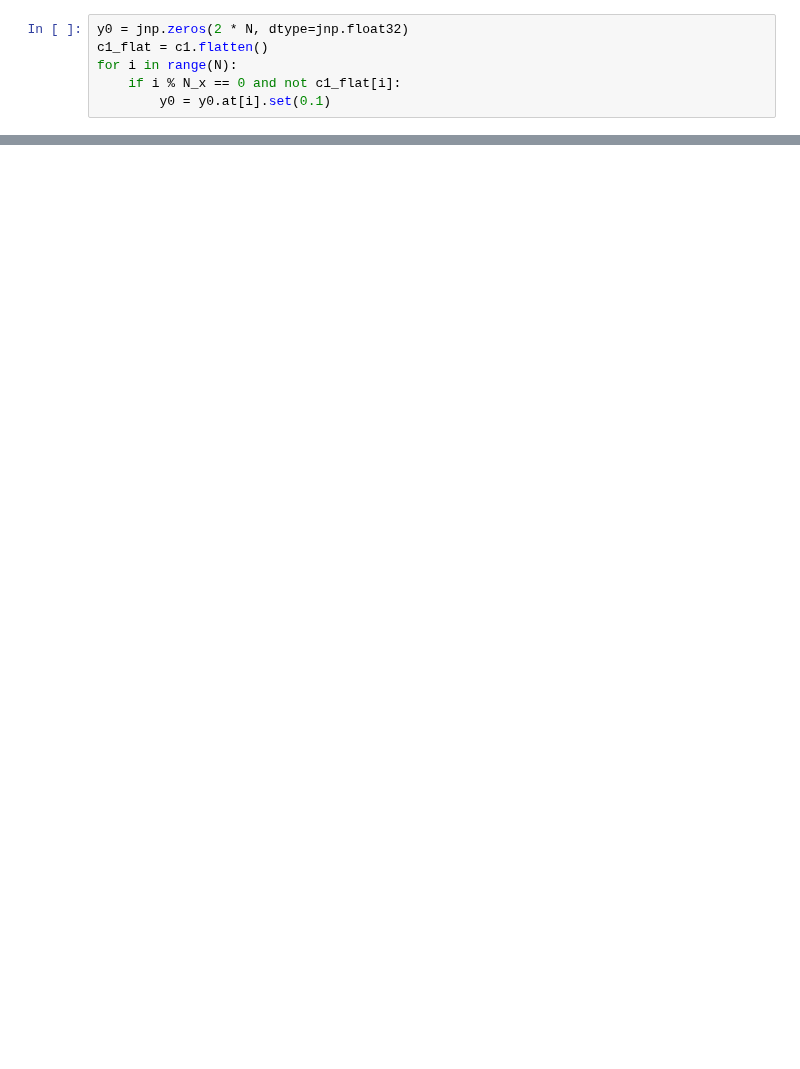
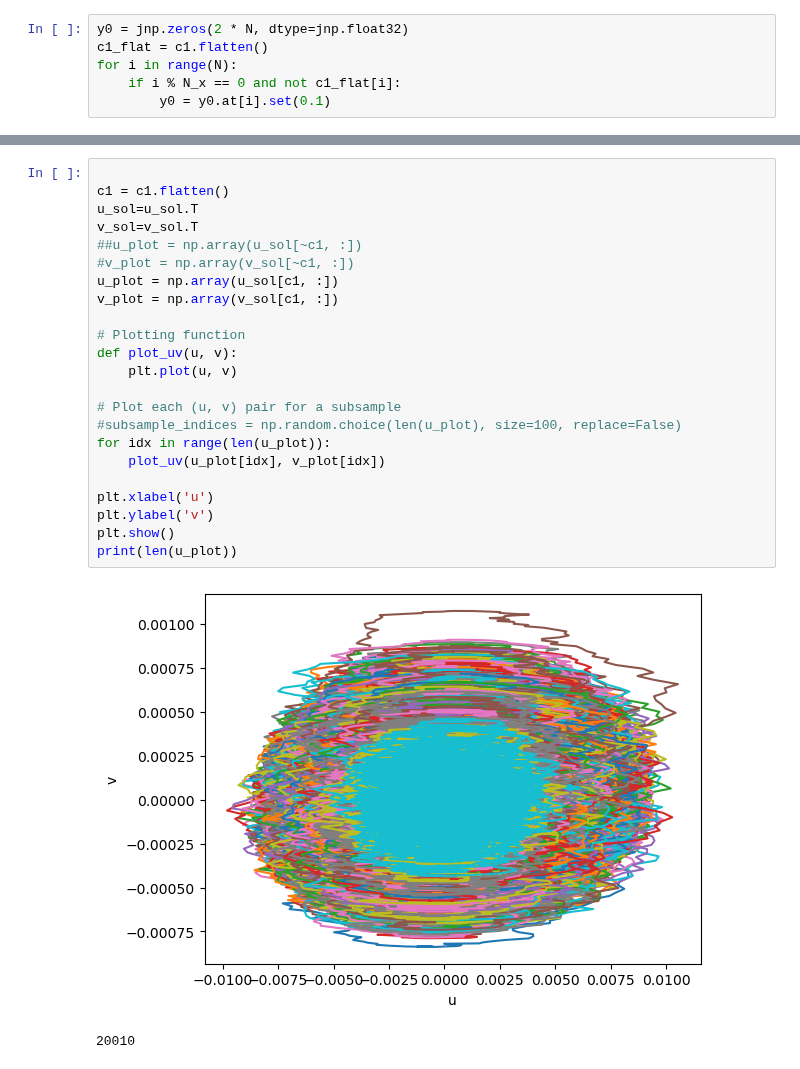
Before and after one commit to Priesemann-Group/perspective_heart_and_brain, a Jupyter notebook: notebooks/stochastic_heart.ipynb, the cells around one changed output, grey strips where cells are left out. Cells and saved outputs as stored; diff of their text form; blank space fills up the shorter version.

```diff
--- a/notebooks/stochastic_heart.ipynb
+++ b/notebooks/stochastic_heart.ipynb
@@ -146,0 +157,26 @@ u_sol, v_sol = run_simulation( N=N, L=L1, c1=c1)
+# %%
+
+c1 = c1.flatten()
+u_sol=u_sol.T
+v_sol=v_sol.T
+##u_plot = np.array(u_sol[~c1, :])
+#v_plot = np.array(v_sol[~c1, :])
+u_plot = np.array(u_sol[c1, :])
+v_plot = np.array(v_sol[c1, :])
+
+# Plotting function
+def plot_uv(u, v):
+    plt.plot(u, v)
+
+# Plot each (u, v) pair for a subsample
+#subsample_indices = np.random.choice(len(u_plot), size=100, replace=False)
+for idx in range(len(u_plot)):
+    plot_uv(u_plot[idx], v_plot[idx])
+
+plt.xlabel('u')
+plt.ylabel('v')
+plt.show()
+print(len(u_plot))
+# %% [output]
+[figure, added]
+20010
```
Also changed, not shown: parts of 22 cells of this notebook.
